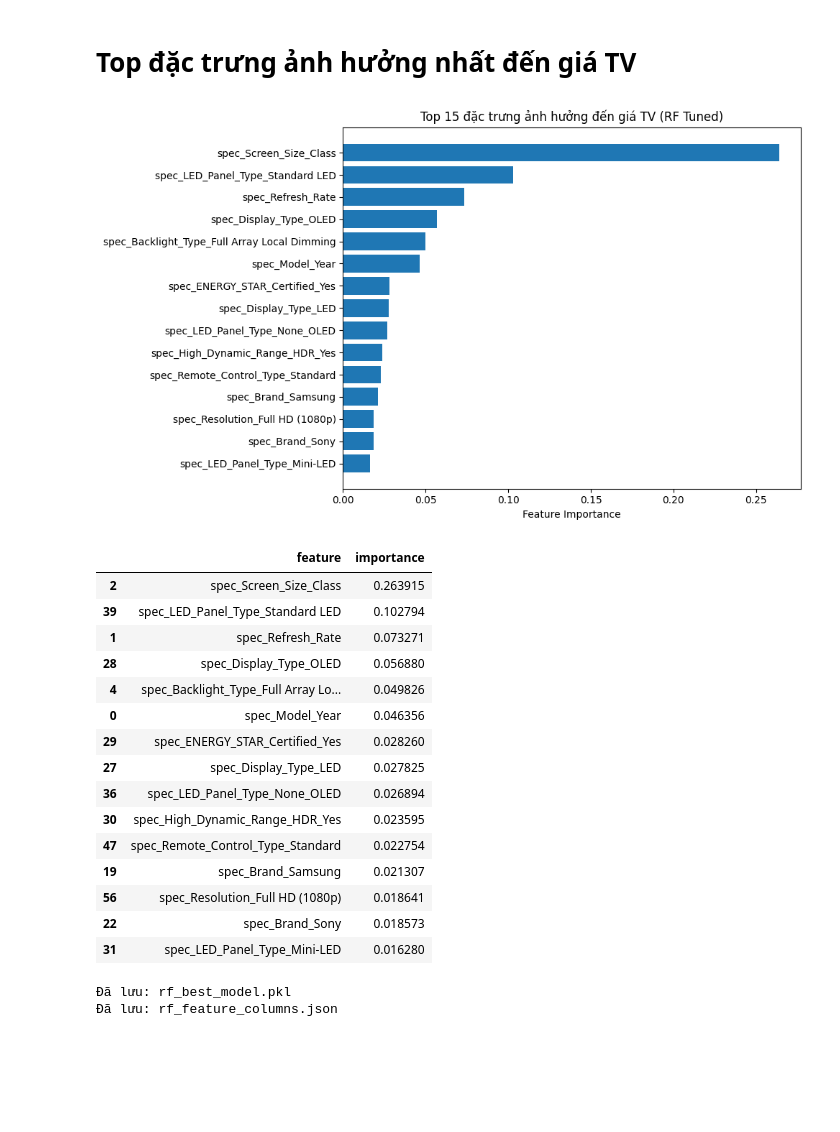
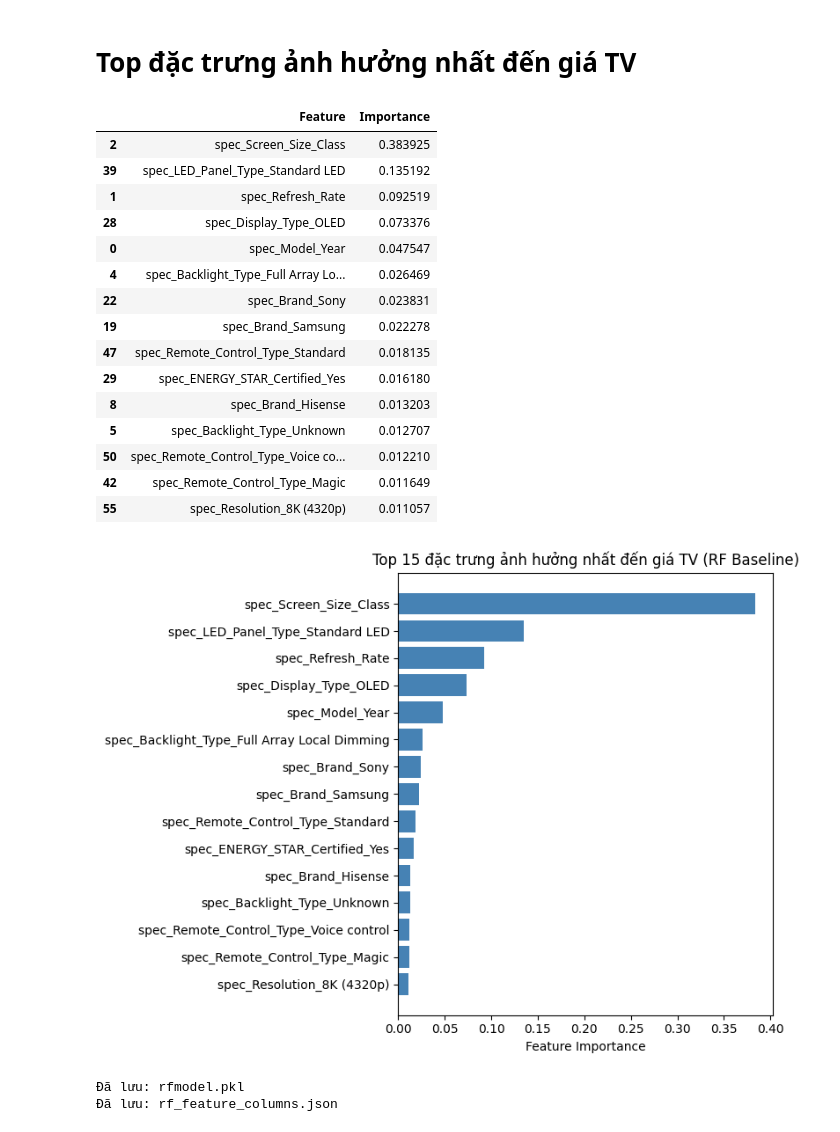
Before and after one commit to whyalwaysme2x/SVM_RF_TV, a Jupyter notebook: SVM_RF_TV/Code/rf-tv.ipynb, the cells around one changed output. Cells and saved outputs as stored; diff of their text form; code cells hidden in the pictures; blank space fills up the shorter version.

```diff
--- a/SVM_RF_TV/Code/rf-tv.ipynb
+++ b/SVM_RF_TV/Code/rf-tv.ipynb
@@ -318,54 +312,57 @@ plt.show()
 # %% [markdown]
 # Top đặc trưng ảnh hưởng nhất đến giá TV
 # %%
-importances = best_rf.feature_importances_
+
+# Lấy importance từ RF Baseline
+importances = rf_base.feature_importances_
 feature_names = X_train.columns
 
 fi_df = pd.DataFrame({
-    "feature": feature_names,
-    "importance": importances
-}).sort_values("importance", ascending=False)
+    "Feature": feature_names,
+    "Importance": importances
+})
 
-top_n = 15
-fi_top = fi_df.head(top_n).iloc[::-1]  # đảo để vẽ barh từ thấp lên cao
+# Sắp xếp giảm dần
+fi_df = fi_df.sort_values(by="Importance", ascending=False)
 
-plt.figure(figsize=(10, 6))
-plt.barh(fi_top["feature"], fi_top["importance"])
+# Hiển thị bảng top 15
+top15 = fi_df.head(15)
+display(top15)
+
+# Vẽ biểu đồ
+plt.figure(figsize=(8,6))
+plt.barh(top15["Feature"], top15["Importance"], color="steelblue")
+plt.gca().invert_yaxis()   # để feature quan trọng nhất nằm trên
 plt.xlabel("Feature Importance")
-plt.title(f"Top {top_n} đặc trưng ảnh hưởng đến giá TV (RF Tuned)")
+plt.title("Top 15 đặc trưng ảnh hưởng nhất đến giá TV (RF Baseline)")
 plt.tight_layout()
 plt.show()
-
-display(fi_df.head(top_n))
 # %% [output]
+|  | Feature | Importance |
+| 2 | spec_Screen_Size_Class | 0.383925 |
+| 39 | spec_LED_Panel_Type_Standard LED | 0.135192 |
+| 1 | spec_Refresh_Rate | 0.092519 |
+| 28 | spec_Display_Type_OLED | 0.073376 |
+| 0 | spec_Model_Year | 0.047547 |
+| 4 | spec_Backlight_Type_Full Array Lo... | 0.026469 |
+| 22 | spec_Brand_Sony | 0.023831 |
+| 19 | spec_Brand_Samsung | 0.022278 |
+| 47 | spec_Remote_Control_Type_Standard | 0.018135 |
+| 29 | spec_ENERGY_STAR_Certified_Yes | 0.016180 |
+| 8 | spec_Brand_Hisense | 0.013203 |
+| 5 | spec_Backlight_Type_Unknown | 0.012707 |
+| 50 | spec_Remote_Control_Type_Voice co... | 0.012210 |
+| 42 | spec_Remote_Control_Type_Magic | 0.011649 |
+| 55 | spec_Resolution_8K (4320p) | 0.011057 |
-[figure, old version]
+[figure, new version]
-|  | feature | importance |
-| 2 | spec_Screen_Size_Class | 0.263915 |
-| 39 | spec_LED_Panel_Type_Standard LED | 0.102794 |
-| 1 | spec_Refresh_Rate | 0.073271 |
-| 28 | spec_Display_Type_OLED | 0.056880 |
-| 4 | spec_Backlight_Type_Full Array Lo... | 0.049826 |
-| 0 | spec_Model_Year | 0.046356 |
-| 29 | spec_ENERGY_STAR_Certified_Yes | 0.028260 |
-| 27 | spec_Display_Type_LED | 0.027825 |
-| 36 | spec_LED_Panel_Type_None_OLED | 0.026894 |
-| 30 | spec_High_Dynamic_Range_HDR_Yes | 0.023595 |
-| 47 | spec_Remote_Control_Type_Standard | 0.022754 |
-| 19 | spec_Brand_Samsung | 0.021307 |
-| 56 | spec_Resolution_Full HD (1080p) | 0.018641 |
-| 22 | spec_Brand_Sony | 0.018573 |
-| 31 | spec_LED_Panel_Type_Mini-LED | 0.016280 |
 # %%
-# ============================================================
-# Cell - Save mô hình RF Tuned ra file .pkl để deploy web
-# ============================================================
 
 import joblib
 import json
 
 # 1) Lưu model
-joblib.dump(best_rf, "rf_best_model.pkl")
-print("Đã lưu: rf_best_model.pkl")
+joblib.dump(rf_base, "rf_model.pkl")
+print("Đã lưu: rfmodel.pkl")
 
 # 2) Lưu danh sách các cột sau One-Hot (cần thiết để deploy)
 feature_cols = list(X_train.columns)
@@ -374,5 +371,5 @@ with open("rf_feature_columns.json", "w") as f:
 
 print("Đã lưu: rf_feature_columns.json")
 # %% [output]
-Đã lưu: rf_best_model.pkl
+Đã lưu: rfmodel.pkl
 Đã lưu: rf_feature_columns.json
```
Also changed, not shown: parts of 19 cells of this notebook.
